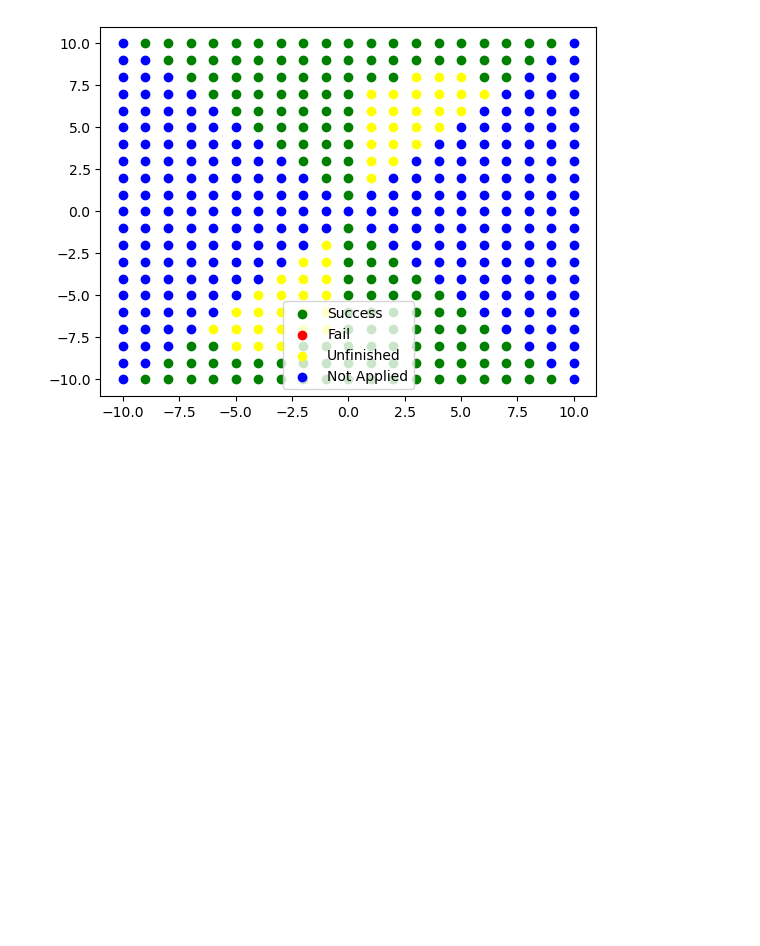
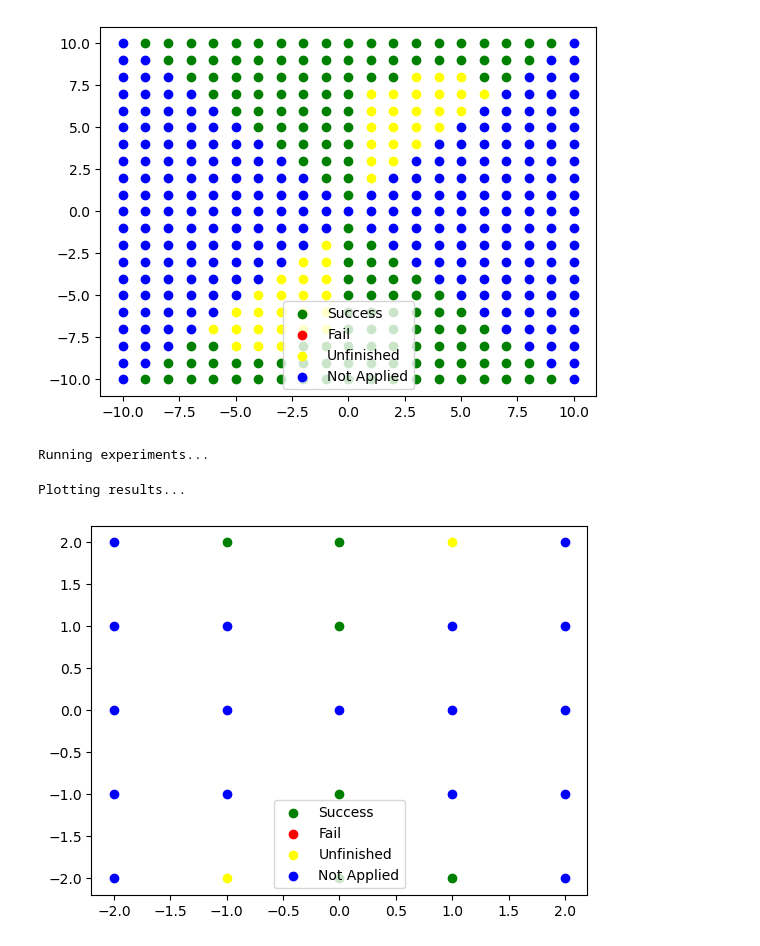
Before and after one commit to yosefgoren/Introduction-to-Software-Verification-236342, a Jupyter notebook: Homework_1/trails/q1.ipynb, the cells around one changed output. Saved outputs shown, nothing was run; the diff lists cells and outputs as text; code cells hidden in the pictures; blank space fills up the shorter version.

```diff
--- a/Homework_1/trails/q1.ipynb
+++ b/Homework_1/trails/q1.ipynb
@@ -70,3 +70,10 @@ plotResults(runGrid(Program_1, lambda x,y: x**2 < y**2, lambda x,y: x**2 < y**2,
 Running experiments...
 Plotting results...
 [figure]
+# %%
+# F.
+plotResults(runGrid(Program_1, lambda x,y: x**2 < y**2, lambda x,y: x**2 < y**2, n=2))
+# %% [output]
+Running experiments...
+Plotting results...
+[figure, added]
```
Also changed, not shown: parts of 1 cell of this notebook, 2 other files.
